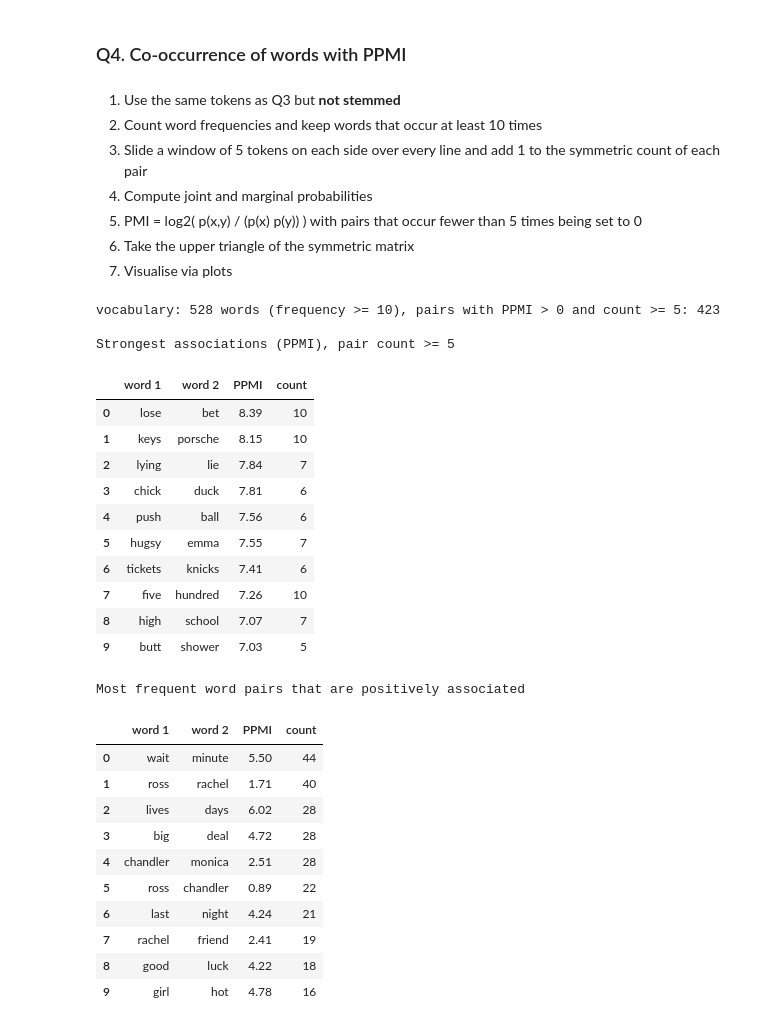
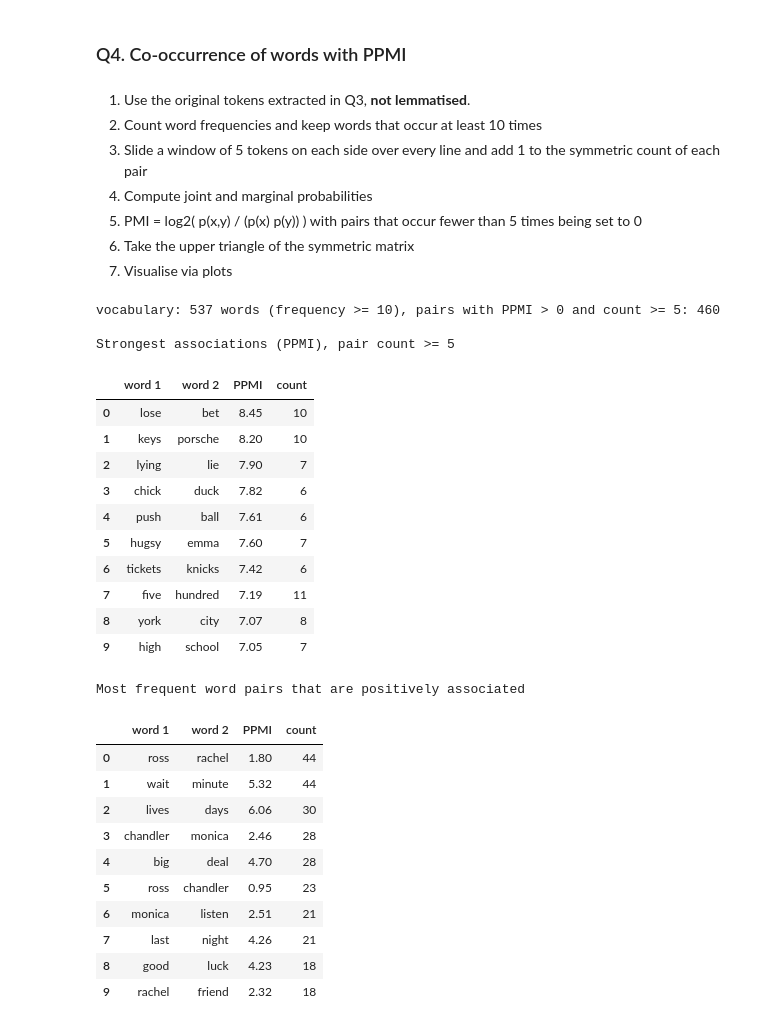
Before and after one commit to LouisDV-KUL/Text_mining_joey, a Jupyter notebook: TextMining_proj1_fin.ipynb, the cells around one changed output. Saved outputs shown, nothing was run; the diff lists cells and outputs as text; code cells hidden in the pictures.

```diff
--- a/TextMining_proj1_fin.ipynb
+++ b/TextMining_proj1_fin.ipynb
@@ -890,0 +569,8 @@ Typical Joey Words (TF-IDF, characters as documents): [np.str_('script'), np.str
+# %%
+joey3 = df_raw[spk.str.lower() == "joey"].dropna(subset=["Text"]).copy()
+
+# just directly using the numbers and removing redundant/uninformative text
+joey3["Season"] = joey3["Season"].str.extract(r"Season-(\d+)").astype(int)
+joey3["Episode"] = joey3["Episode"].str.extract(r"Episode-(\d+)").astype(int)
+
+cleaned_texts = joey3["Text"].apply(lambda x: expand_contractions(strip_stage_directions(x)))
@@ -890,0 +688,19 @@ Typical Joey Words (TF-IDF, characters as documents): [np.str_('script'), np.str
+# %%
+def get_imp_words(matrix, features, row_index, top_n):
+    row_scores = matrix[row_index].toarray().flatten()
+    words = [features[i].capitalize() for i in row_scores.argsort()[::-1]]
+    return words[:top_n]
+# %%
+top_n = 5
+season_words = {}
+
+for i in range(len(sn_docs)):
+    season_num = sn_docs.iloc[i]["Season"]
+    words = get_imp_words(sn_trans, sn_vocab, row_index=i, top_n=top_n)
+    season_words[f"Season {season_num}"] = words
+
+words_df = pd.DataFrame(season_words)
+words_df.index = [f"Rank {i+1}" for i in range(top_n)]
+
+display(Markdown("## Joey's Top 5 Important Words per Season"))
+display(words_df)
@@ -891,7 +779,7 @@ Typical Joey Words (TF-IDF, characters as documents): [np.str_('script'), np.str
 # %% [markdown]
 ### Q4. Co-occurrence of words with PPMI
 # %% [markdown]
-1. Use the same tokens as Q3 but **not stemmed**
+1. Use the original tokens extracted in Q3, **not lemmatised**.
 2. Count word frequencies and keep words that occur at least 10 times
 3. Slide a window of 5 tokens on each side over every line and add 1 to the symmetric count of each pair
 4. Compute joint and marginal probabilities
@@ -900,8 +788,7 @@ Typical Joey Words (TF-IDF, characters as documents): [np.str_('script'), np.str
 7. Visualise via plots
 # %%
 # same tokens as Q3 (stage directions removed, contractions expanded, stopwords removed), NOT stemmed
-joey4_tokens = joey3["tokens"]
-
+joey4_tokens = joey3["Tokens"]
 
 def compute_ppmi(token_series, window=5, min_word_freq=10, min_pair_freq=5, alpha=1.0):
     counts = Counter(w for toks in token_series for w in toks)
@@ -932,54 +819,54 @@ def compute_ppmi(token_series, window=5, min_word_freq=10, min_pair_freq=5, alph
 
 def top_pairs(ppmi, co, k=15, by="PPMI"):
     P, C = ppmi.values, co.values
     iu = np.triu_indices(len(P), 1)
     s = P[iu] if by == "PPMI" else np.where(P[iu] > 0, C[iu], 0)
     o = np.argsort(s)[::-1][:k]
     return pd.DataFrame(
         {
             "word 1": ppmi.index[iu[0][o]],
             "word 2": ppmi.index[iu[1][o]],
             "PPMI": P[iu][o].round(2),
             "count": C[iu][o].astype(int),
         }
     )
 
 
 ppmi4, co4 = compute_ppmi(joey4_tokens)
 print(
     f"vocabulary: {len(ppmi4)} words (frequency >= 10), pairs with PPMI > 0 and count >= 5: {int(np.triu(ppmi4.values > 0, 1).sum())}"
 )
 print("\nStrongest associations (PPMI), pair count >= 5")
 display(top_pairs(ppmi4, co4, 10, "PPMI"))
 print("Most frequent word pairs that are positively associated")
 display(top_pairs(ppmi4, co4, 10, "count"))
 # %% [output]
-vocabulary: 528 words (frequency >= 10), pairs with PPMI > 0 and count >= 5: 423
+vocabulary: 537 words (frequency >= 10), pairs with PPMI > 0 and count >= 5: 460
 
 Strongest associations (PPMI), pair count >= 5
 |  | word 1 | word 2 | PPMI | count |
-| 0 | lose | bet | 8.39 | 10 |
-| 1 | keys | porsche | 8.15 | 10 |
-| 2 | lying | lie | 7.84 | 7 |
-| 3 | chick | duck | 7.81 | 6 |
-| 4 | push | ball | 7.56 | 6 |
-| 5 | hugsy | emma | 7.55 | 7 |
-| 6 | tickets | knicks | 7.41 | 6 |
-| 7 | five | hundred | 7.26 | 10 |
-| 8 | high | school | 7.07 | 7 |
-| 9 | butt | shower | 7.03 | 5 |
+| 0 | lose | bet | 8.45 | 10 |
+| 1 | keys | porsche | 8.20 | 10 |
+| 2 | lying | lie | 7.90 | 7 |
+| 3 | chick | duck | 7.82 | 6 |
+| 4 | push | ball | 7.61 | 6 |
+| 5 | hugsy | emma | 7.60 | 7 |
+| 6 | tickets | knicks | 7.42 | 6 |
+| 7 | five | hundred | 7.19 | 11 |
+| 8 | york | city | 7.07 | 8 |
+| 9 | high | school | 7.05 | 7 |
 Most frequent word pairs that are positively associated
 |  | word 1 | word 2 | PPMI | count |
-| 0 | wait | minute | 5.50 | 44 |
-| 1 | ross | rachel | 1.71 | 40 |
-| 2 | lives | days | 6.02 | 28 |
-| 3 | big | deal | 4.72 | 28 |
-| 4 | chandler | monica | 2.51 | 28 |
-| 5 | ross | chandler | 0.89 | 22 |
-| 6 | last | night | 4.24 | 21 |
-| 7 | rachel | friend | 2.41 | 19 |
-| 8 | good | luck | 4.22 | 18 |
-| 9 | girl | hot | 4.78 | 16 |
+| 0 | ross | rachel | 1.80 | 44 |
+| 1 | wait | minute | 5.32 | 44 |
+| 2 | lives | days | 6.06 | 30 |
+| 3 | chandler | monica | 2.46 | 28 |
+| 4 | big | deal | 4.70 | 28 |
+| 5 | ross | chandler | 0.95 | 23 |
+| 6 | monica | listen | 2.51 | 21 |
+| 7 | last | night | 4.26 | 21 |
+| 8 | good | luck | 4.23 | 18 |
+| 9 | rachel | friend | 2.32 | 18 |
 # %%
 tp = top_pairs(ppmi4, co4, 15, "PPMI")
 words = list(dict.fromkeys(tp[["word 1", "word 2"]].values.ravel()))
```
Also changed, not shown: parts of 28 cells of this notebook.
